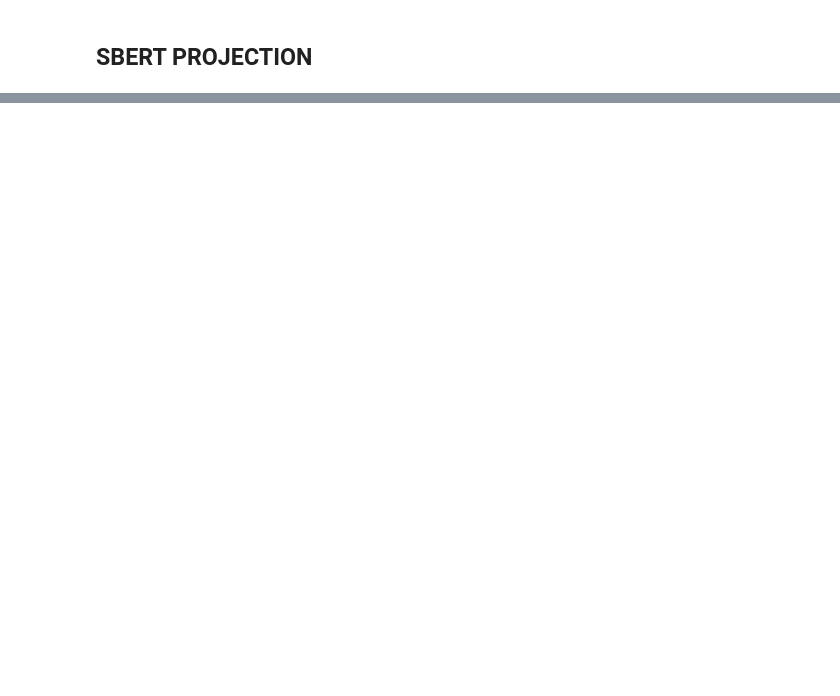
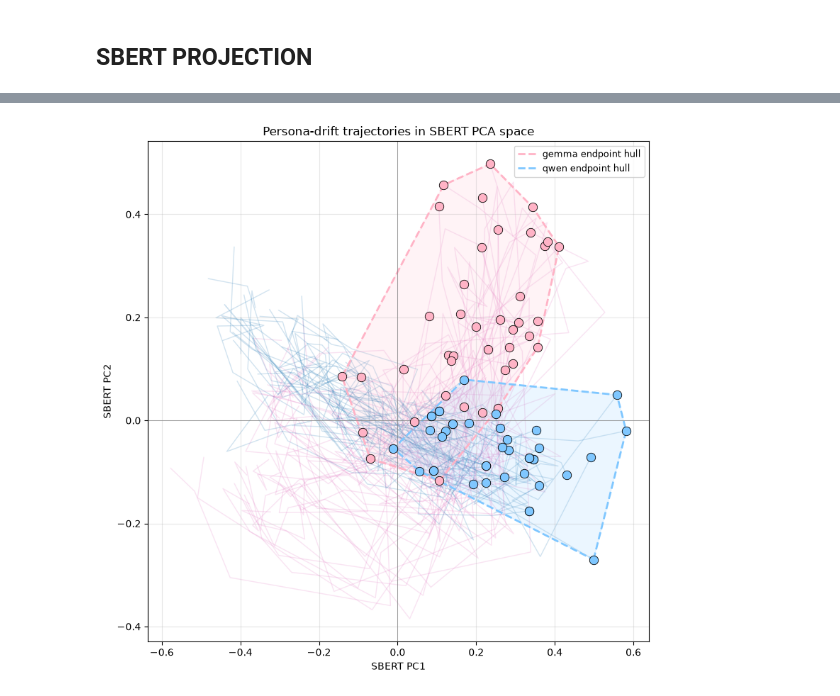
Before and after one commit to Vincc/multi-turn-persona-drift, a Jupyter notebook: persona_drift/analysis.ipynb, the cells around one changed output, grey strips where cells are left out. Cells and saved outputs as stored; diff of their text form; code cells hidden in the pictures; blank space fills up the shorter version.

```diff
--- a/persona_drift/analysis.ipynb
+++ b/persona_drift/analysis.ipynb
@@ -127,0 +267,42 @@ print(f"wrote records_sbert.jsonl + sbert_centered_embeddings.npy to {RUN_DIR}")
+# %%
+from scipy.spatial import ConvexHull
+
+MODEL_COLOR = {"qwen": "#7fc7ff", "gemma": "#ffb3c6"}   # light blue / light pink (endpoints)
+TRAJ_COLOR  = {"qwen": "tab:blue", "gemma": "tab:pink"}  # trajectory lines
+
+fig, ax = plt.subplots(figsize=(8, 8))
+
+endpoints = []  # (x, y, model) for hull computation
+
+for (model, rnd, speaker), grp in df.groupby(["model", "round_id", "speaker"]):
+    grp = grp.sort_values("turn")
+    x, y = grp["sbert_pc1"].values, grp["sbert_pc2"].values
+
+    ax.plot(x, y, color=TRAJ_COLOR[model], alpha=0.2, lw=1, zorder=1)
+
+    ax.scatter(x[-1], y[-1], color=MODEL_COLOR[model], s=80,
+               edgecolors="k", linewidths=0.6, zorder=3)
+    endpoints.append((x[-1], y[-1], model))
+
+endpoints = pd.DataFrame(endpoints, columns=["x", "y", "model"])
+
+for model, sub in endpoints.groupby("model"):
+    pts = sub[["x", "y"]].values
+    if len(pts) >= 3:
+        hull = ConvexHull(pts)
+        hull_pts = np.vstack([pts[hull.vertices], pts[hull.vertices[0]]])
+        ax.plot(hull_pts[:, 0], hull_pts[:, 1], color=MODEL_COLOR[model],
+                lw=2, linestyle="--", label=f"{model} endpoint hull")
+        ax.fill(hull_pts[:, 0], hull_pts[:, 1], color=MODEL_COLOR[model], alpha=0.15)
+
+ax.set_xlabel("SBERT PC1")
+ax.set_ylabel("SBERT PC2")
+ax.set_title("Persona-drift trajectories in SBERT PCA space")
+ax.axhline(0, color="gray", lw=0.5)
+ax.axvline(0, color="gray", lw=0.5)
+ax.legend(fontsize=9, loc="best")
+ax.grid(alpha=0.3)
+plt.tight_layout()
+plt.show()
+# %% [output]
+[figure, added]
```
Also changed, not shown: parts of 8 cells of this notebook, 5 other files.
